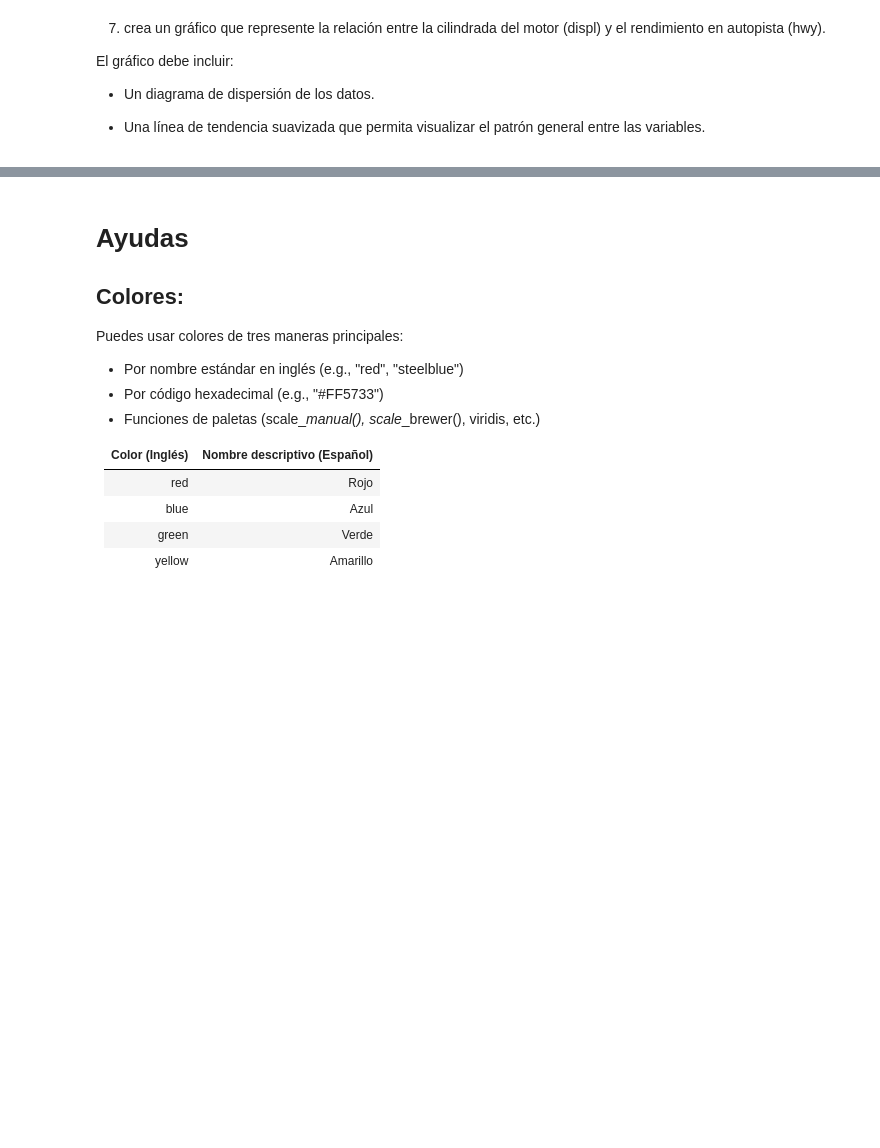
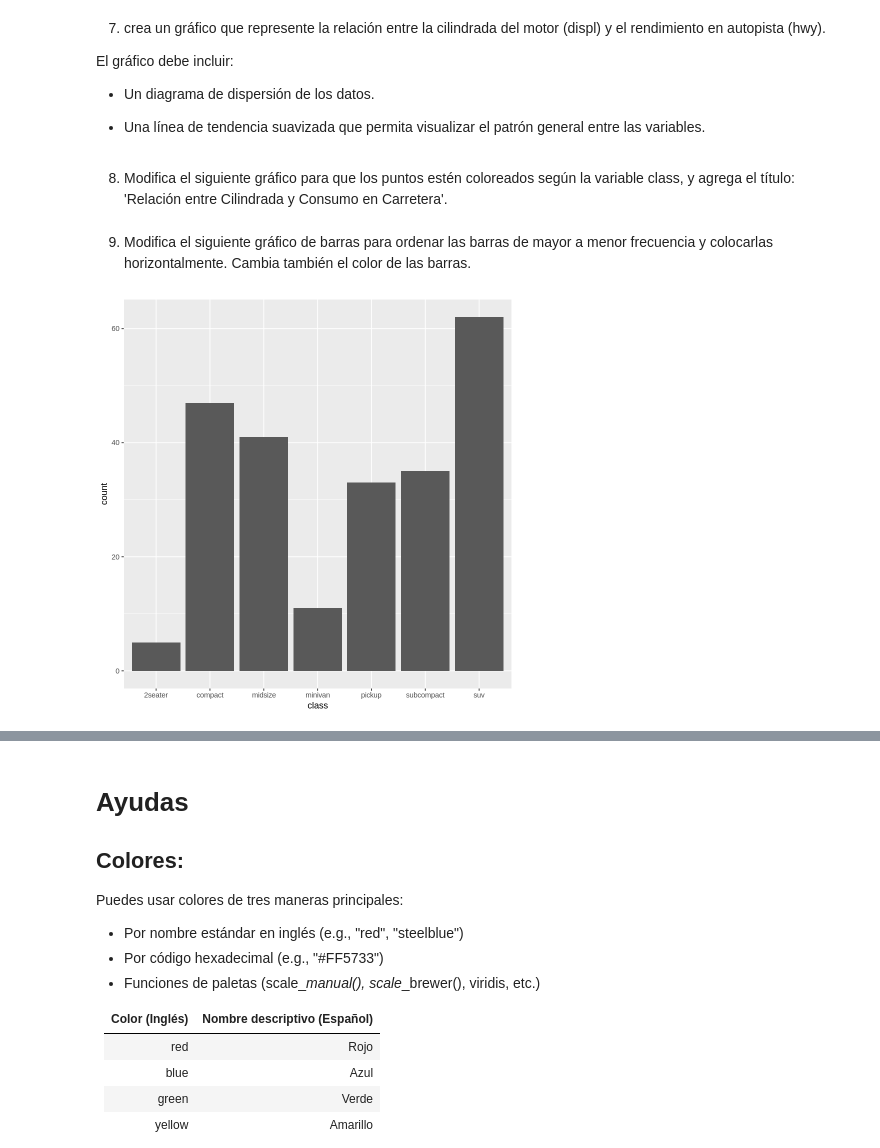
Before and after one commit to ednavivianasegura/ERAP_Curso_R, a Jupyter notebook: ERAP_R_Course_moduloIII.ipynb, the cells around one changed output, grey strips where cells are left out. Saved outputs shown, nothing was run; the diff lists cells and outputs as text; code cells hidden in the pictures; blank space fills up the shorter version.

```diff
--- a/ERAP_R_Course_moduloIII.ipynb
+++ b/ERAP_R_Course_moduloIII.ipynb
@@ -672,3 +672,5 @@ El gráfico debe incluir:
 - Un diagrama de dispersión de los datos.
 
 - Una línea de tendencia suavizada que permita visualizar el patrón general entre las variables.
+# %% [markdown]
+8. Modifica el siguiente gráfico para que los puntos estén coloreados según la variable class, y agrega el título: 'Relación entre Cilindrada y Consumo en Carretera'.
@@ -674,0 +680,7 @@ El gráfico debe incluir:
+# %% [markdown]
+9. Modifica el siguiente gráfico de barras para ordenar las barras de mayor a menor frecuencia y colocarlas horizontalmente. Cambia también el color de las barras.
+# %%
+ggplot(mpg, aes(x = class)) +
+  geom_bar()
+# %% [output]
+[figure, added]
```
Also changed, not shown: parts of 7 cells of this notebook.
